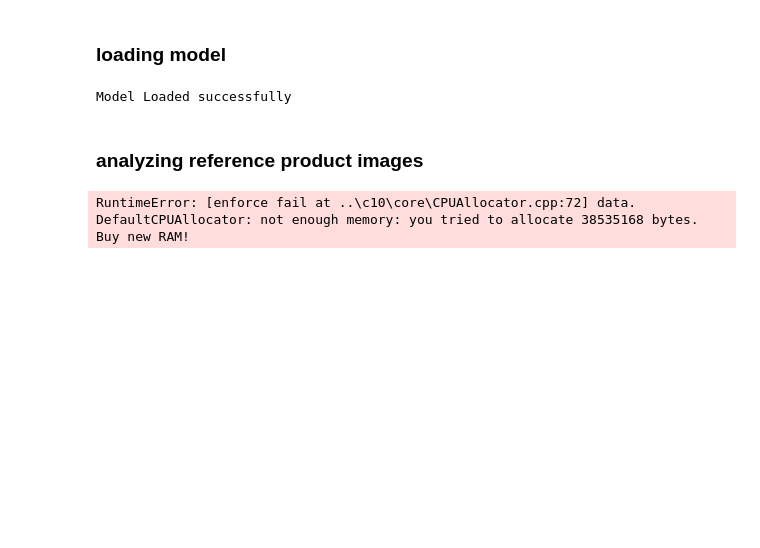
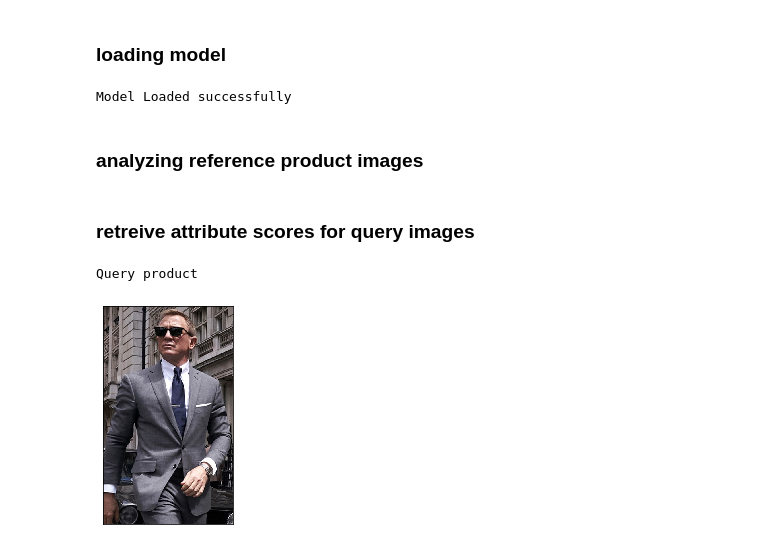
Before and after one commit to malteprinzler/VisualFashionAttributePrediction, a Jupyter notebook: notebooks/product_matching.ipynb, the cells around one changed output. Saved outputs shown, nothing was run; the diff lists cells and outputs as text; code cells hidden in the pictures; blank space fills up the shorter version.

```diff
--- a/notebooks/product_matching.ipynb
+++ b/notebooks/product_matching.ipynb
@@ -26,7 +34,3 @@ print("Model Loaded successfully")
 Model Loaded successfully
 # %% [markdown]
 ### analyzing reference product images
-# %%
-ref_attr_scores = [model(image_tensor.unsqueeze(0))[0] for image_tensor,_ in ds]
-# %% [output]
-RuntimeError: [enforce fail at ..\c10\core\CPUAllocator.cpp:72] data. DefaultCPUAllocator: not enough memory: you tried to allocate 38535168 bytes. Buy new RAM!
@@ -32,0 +54,13 @@ RuntimeError: [enforce fail at ..\c10\core\CPUAllocator.cpp:72] data. DefaultCPU
+# %% [markdown]
+### retreive attribute scores for query images
+# %%
+# load query image
+query_img_path = "../MISC/sample_query_image.png"
+query_img_pil = Image.open(sample_img_path).convert("RGB")
+print("Query product")
+plt.imshow(query_img_pil)
+plt.gca().tick_params(left=False, bottom=False, labelleft=False, labelbottom=False)
+plt.show()
+# %% [output]
+Query product
+[figure, added]
```
Also changed, not shown: parts of 10 cells of this notebook, 4 other files.
